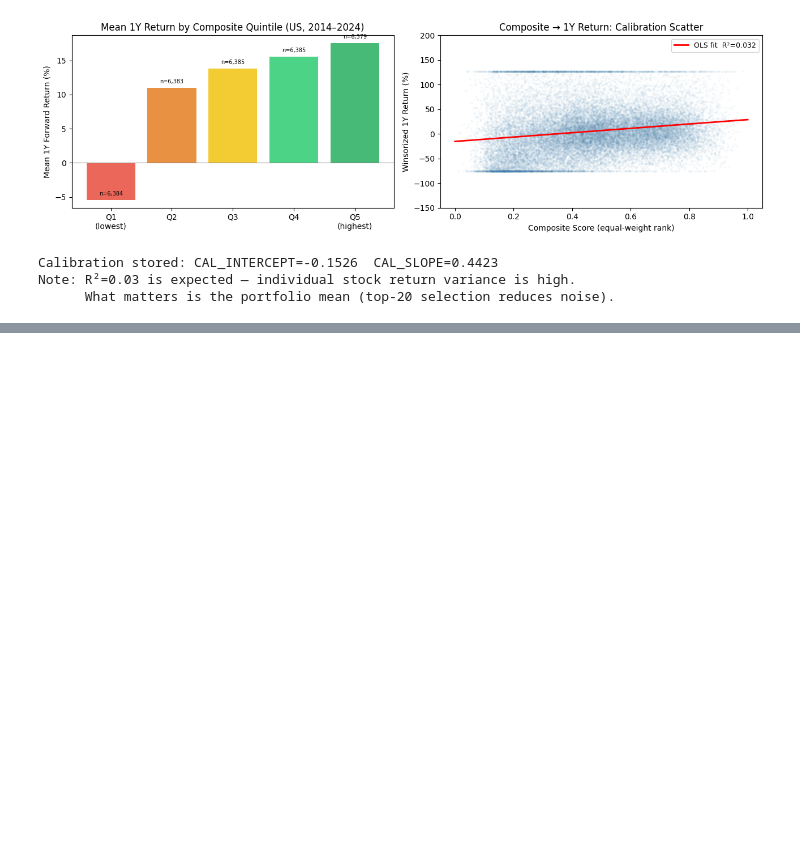
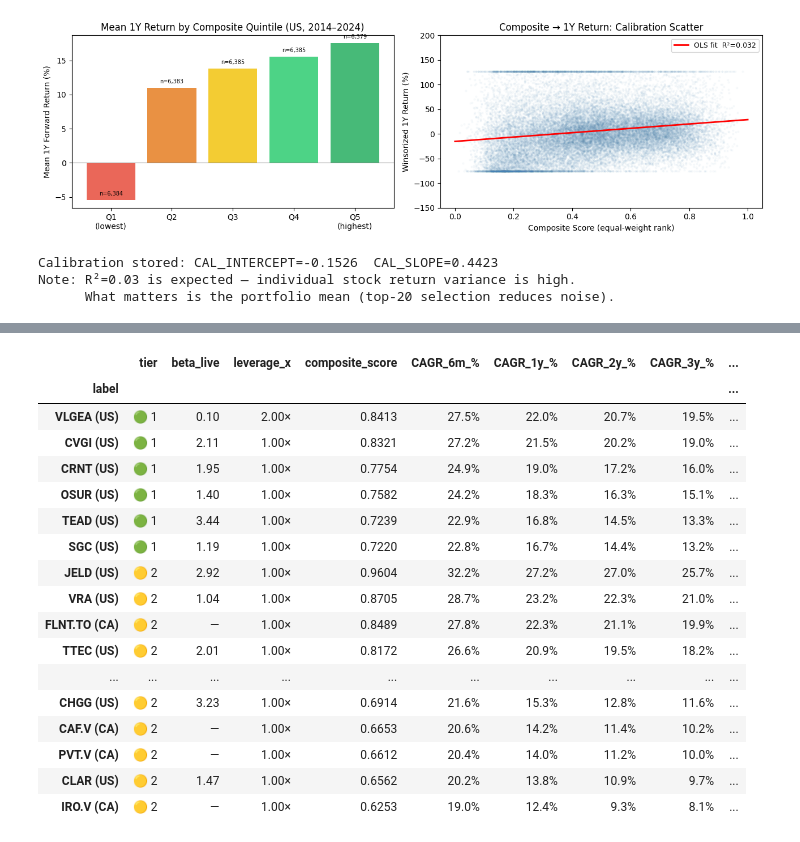
Before and after one commit to sherlock718/stock-fraud-screener, a Jupyter notebook: notebooks/08_experiment_hub.ipynb, the cells around one changed output, grey strips where cells are left out. Drawn from its saved outputs; the diff is of its cells as text; code cells hidden in the pictures; blank space fills up the shorter version.

```diff
--- a/notebooks/08_experiment_hub.ipynb
+++ b/notebooks/08_experiment_hub.ipynb
@@ -2399,0 +2415,8 @@ Note: Verify actual ADV (avg daily volume) before sizing any position.
+# %%
+# ── Section 11 Config ─────────────────────────────────────────────────────────
+MULTI_HOR_CONFIGS = [
+    {'horizon': '6m',  'oof_col': 'ml_6m_oof',  'ret_col': 'forward_return_6m',  'hor_years': 0.5},
+    {'horizon': '2y',  'oof_col': 'ml_2y_oof',  'ret_col': 'forward_return_2y',  'hor_years': 2.0},
+    {'horizon': '3y',  'oof_col': 'ml_3y_oof',  'ret_col': 'forward_return_3y',  'hor_years': 3.0},
+]
+# Use same CAL_MARKET / CAL_WINSORIZE / CAL_MIN_FISCAL_YR from Section 10
@@ -2399,0 +2555,58 @@ Note: Verify actual ADV (avg daily volume) before sizing any position.
+# %%
+import warnings
+warnings.filterwarnings('ignore')
+
+print('── 11B: Re-score picks with best-horizon calibration ─────────────────')
+assert 'picks' in dir() and not picks.empty, "Run Section 9 first"
+assert 'hor_calibrations' in dir(), "Run Section 11A first"
+assert 'CAL_INTERCEPT' in dir(), "Run Section 10A first"
+
+# Build full calibration lookup including 1y
+full_cal = {'1y': {'intercept': CAL_INTERCEPT, 'slope': CAL_SLOPE, 'hor_years': 1.0}}
+full_cal.update(hor_calibrations)
+
+# For each pick compute implied annualised CAGR under each horizon
+disp_rows = []
+for _, row in picks.iterrows():
+    cs = row['composite_score']
+    r = {'label': row['label'], 'safety_tier': row['safety_tier'],
+         'composite_score': cs, 'beta_live': row.get('beta_live', float('nan')),
+         'leverage_x': row.get('leverage_x', 1.0)}
+    for h, d in full_cal.items():
+        est_ann = (d['intercept'] + d['slope'] * cs) * 100
+        r[f'CAGR_{h}_%'] = round(est_ann, 1)
+    disp_rows.append(r)
+
+cal_df = pd.DataFrame(disp_rows).set_index('label')
+
+# Best horizon = 3y (highest model AUC; ✅ target met)
+cal_df['best_CAGR_%'] = cal_df['CAGR_3y_%']
+cal_df['levered_best_%'] = (cal_df['best_CAGR_%'] * cal_df['leverage_x']).round(1)
+
+tier_map2 = {1:'🟢 1', 2:'🟡 2', 3:'🔴 3', 4:'⚫ 4'}
+cal_df['tier'] = cal_df['safety_tier'].map(tier_map2)
+
+show = [c for c in ['tier','beta_live','leverage_x','composite_score',
+                     'CAGR_6m_%','CAGR_1y_%','CAGR_2y_%','CAGR_3y_%',
+                     'best_CAGR_%','levered_best_%'] if c in cal_df.columns]
+
+fmt3 = {c: '{:.1f}%' for c in show if 'CAGR' in c or 'lev' in c}
+fmt3['composite_score'] = '{:.4f}'
+fmt3['leverage_x']      = '{:.2f}×'
+fmt3['beta_live']       = '{:.2f}'
+fmt3 = {k: v for k, v in fmt3.items() if k in cal_df.columns}
+
+grad3 = [c for c in ['CAGR_3y_%','levered_best_%'] if c in cal_df.columns]
+styled3 = cal_df[show].style.format(fmt3, na_rep='—')
+if grad3:
+    styled3 = styled3.background_gradient(subset=grad3, cmap='RdYlGn')
+display(styled3)
+
+# Export
+from datetime import date
+out3 = Path('..') / 'data' / f'multi_horizon_calibrated_{date.today()}.csv'
+cal_df[show].to_csv(out3)
+print(f'\nExported → {out3}')
+print('\nRecommended hold: 3y (WF AUC 0.6248 ✅ target met)')
+print('best_CAGR_% = 3y annualised, levered_best_% = with live beta leverage')
+# %% [output]
@@ -2399,0 +2614,18 @@ Note: Verify actual ADV (avg daily volume) before sizing any position.
+|  | tier | beta_live | leverage_x | composite_score | CAGR_6m_% | CAGR_1y_% | CAGR_2y_% | CAGR_3y_% | ... |
+| label |  |  |  |  |  |  |  |  | ... |
+| VLGEA (US) | 🟢 1 | 0.10 | 2.00× | 0.8413 | 27.5% | 22.0% | 20.7% | 19.5% | ... |
+| CVGI (US) | 🟢 1 | 2.11 | 1.00× | 0.8321 | 27.2% | 21.5% | 20.2% | 19.0% | ... |
+| CRNT (US) | 🟢 1 | 1.95 | 1.00× | 0.7754 | 24.9% | 19.0% | 17.2% | 16.0% | ... |
+| OSUR (US) | 🟢 1 | 1.40 | 1.00× | 0.7582 | 24.2% | 18.3% | 16.3% | 15.1% | ... |
+| TEAD (US) | 🟢 1 | 3.44 | 1.00× | 0.7239 | 22.9% | 16.8% | 14.5% | 13.3% | ... |
+| SGC (US) | 🟢 1 | 1.19 | 1.00× | 0.7220 | 22.8% | 16.7% | 14.4% | 13.2% | ... |
+| JELD (US) | 🟡 2 | 2.92 | 1.00× | 0.9604 | 32.2% | 27.2% | 27.0% | 25.7% | ... |
+| VRA (US) | 🟡 2 | 1.04 | 1.00× | 0.8705 | 28.7% | 23.2% | 22.3% | 21.0% | ... |
+| FLNT.TO (CA) | 🟡 2 | — | 1.00× | 0.8489 | 27.8% | 22.3% | 21.1% | 19.9% | ... |
+| TTEC (US) | 🟡 2 | 2.01 | 1.00× | 0.8172 | 26.6% | 20.9% | 19.5% | 18.2% | ... |
+| ... | ... | ... | ... | ... | ... | ... | ... | ... | ... |
+| CHGG (US) | 🟡 2 | 3.23 | 1.00× | 0.6914 | 21.6% | 15.3% | 12.8% | 11.6% | ... |
+| CAF.V (CA) | 🟡 2 | — | 1.00× | 0.6653 | 20.6% | 14.2% | 11.4% | 10.2% | ... |
+| PVT.V (CA) | 🟡 2 | — | 1.00× | 0.6612 | 20.4% | 14.0% | 11.2% | 10.0% | ... |
+| CLAR (US) | 🟡 2 | 1.47 | 1.00× | 0.6562 | 20.2% | 13.8% | 10.9% | 9.7% | ... |
+| IRO.V (CA) | 🟡 2 | — | 1.00× | 0.6253 | 19.0% | 12.4% | 9.3% | 8.1% | ... |
```
Also changed, not shown: parts of 4 cells of this notebook, 2 other files.
